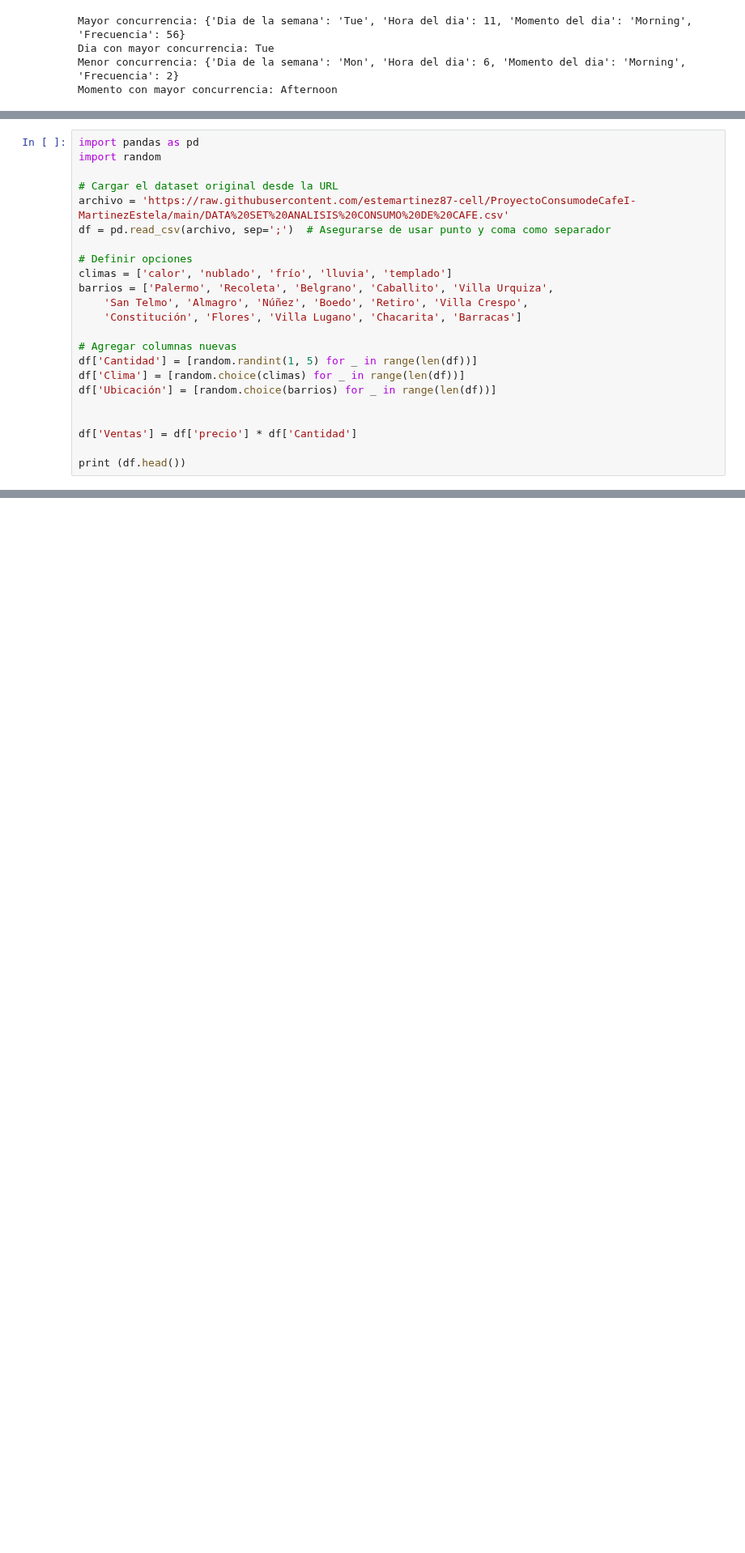
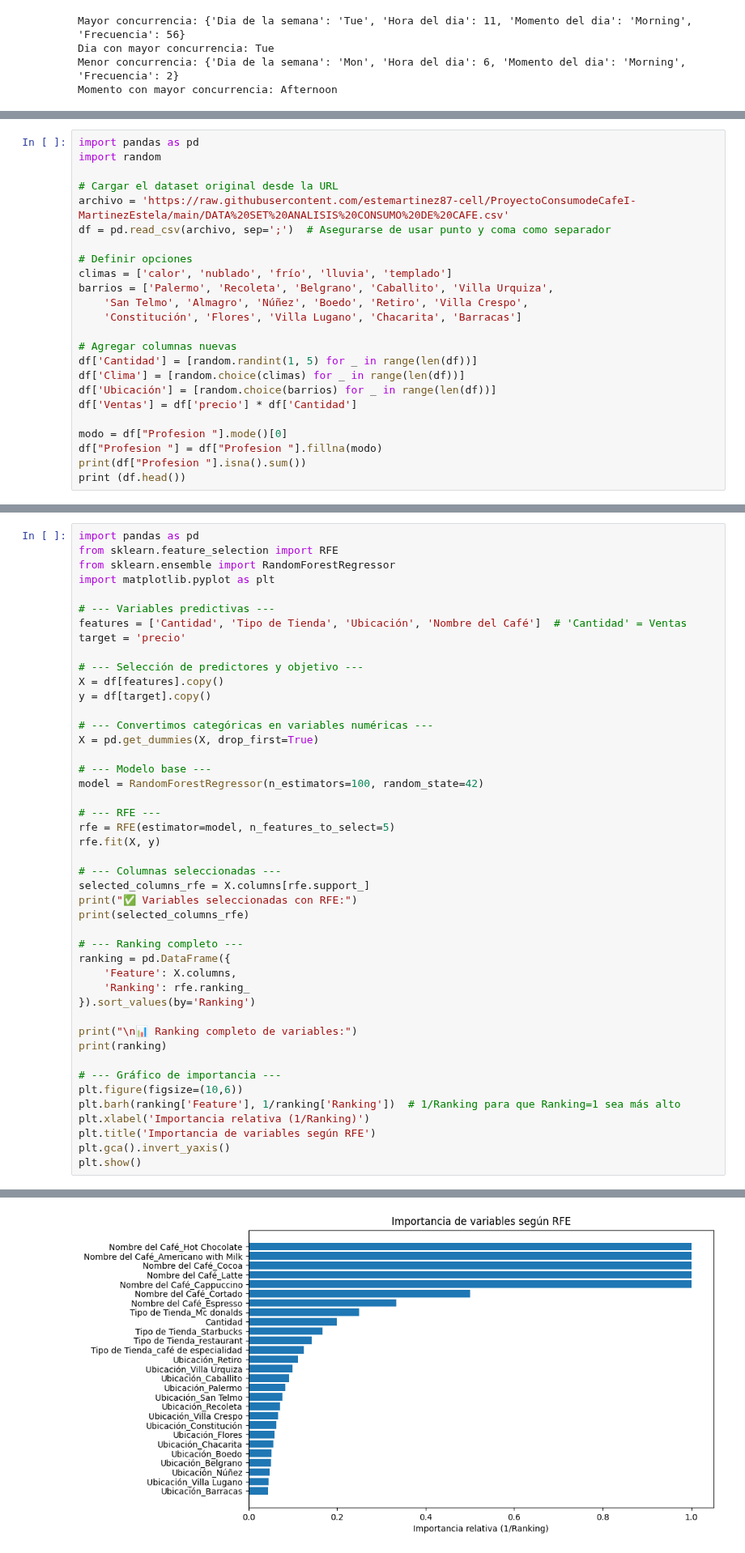
Before and after one commit to estemartinez87-cell/ProyectoConsumodeCafeI-MartinezEstela, a Jupyter notebook: Analisis_del_consumo_del_cafe.ipynb, the cells around one changed output, grey strips where cells are left out. Shown at 81% size. Saved outputs shown, nothing was run; the diff lists cells and outputs as text; blank space fills up the shorter version.

```diff
--- a/Analisis_del_consumo_del_cafe.ipynb
+++ b/Analisis_del_consumo_del_cafe.ipynb
@@ -404,9 +404,10 @@ barrios = ['Palermo', 'Recoleta', 'Belgrano', 'Caballito', 'Villa Urquiza',
 df['Cantidad'] = [random.randint(1, 5) for _ in range(len(df))]
 df['Clima'] = [random.choice(climas) for _ in range(len(df))]
 df['Ubicación'] = [random.choice(barrios) for _ in range(len(df))]
-
-
 df['Ventas'] = df['precio'] * df['Cantidad']
 
+modo = df["Profesion "].mode()[0]
+df["Profesion "] = df["Profesion "].fillna(modo)
+print(df["Profesion "].isna().sum())
 print (df.head())
 # %% [output]
@@ -473,0 +743,46 @@ Características seleccionadas: Index(['Cantidad', 'Tipo de Tienda_Starbucks',
+# %%
+import pandas as pd
+from sklearn.feature_selection import RFE
+from sklearn.ensemble import RandomForestRegressor
+import matplotlib.pyplot as plt
+
+# --- Variables predictivas ---
+features = ['Cantidad', 'Tipo de Tienda', 'Ubicación', 'Nombre del Café']  # 'Cantidad' = Ventas
+target = 'precio'
+
+# --- Selección de predictores y objetivo ---
+X = df[features].copy()
+y = df[target].copy()
+
+# --- Convertimos categóricas en variables numéricas ---
+X = pd.get_dummies(X, drop_first=True)
+
+# --- Modelo base ---
+model = RandomForestRegressor(n_estimators=100, random_state=42)
+
+# --- RFE ---
+rfe = RFE(estimator=model, n_features_to_select=5)
+rfe.fit(X, y)
+
+# --- Columnas seleccionadas ---
+selected_columns_rfe = X.columns[rfe.support_]
+print("✅ Variables seleccionadas con RFE:")
+print(selected_columns_rfe)
+
+# --- Ranking completo ---
+ranking = pd.DataFrame({
+    'Feature': X.columns,
+    'Ranking': rfe.ranking_
+}).sort_values(by='Ranking')
+
+print("\n📊 Ranking completo de variables:")
+print(ranking)
+
+# --- Gráfico de importancia ---
+plt.figure(figsize=(10,6))
+plt.barh(ranking['Feature'], 1/ranking['Ranking'])  # 1/Ranking para que Ranking=1 sea más alto
+plt.xlabel('Importancia relativa (1/Ranking)')
+plt.title('Importancia de variables según RFE')
+plt.gca().invert_yaxis()
+plt.show()
+# %% [output]
@@ -473,0 +806 @@ Características seleccionadas: Index(['Cantidad', 'Tipo de Tienda_Starbucks',
+[figure, added]
```
Also changed, not shown: parts of 20 cells of this notebook.
